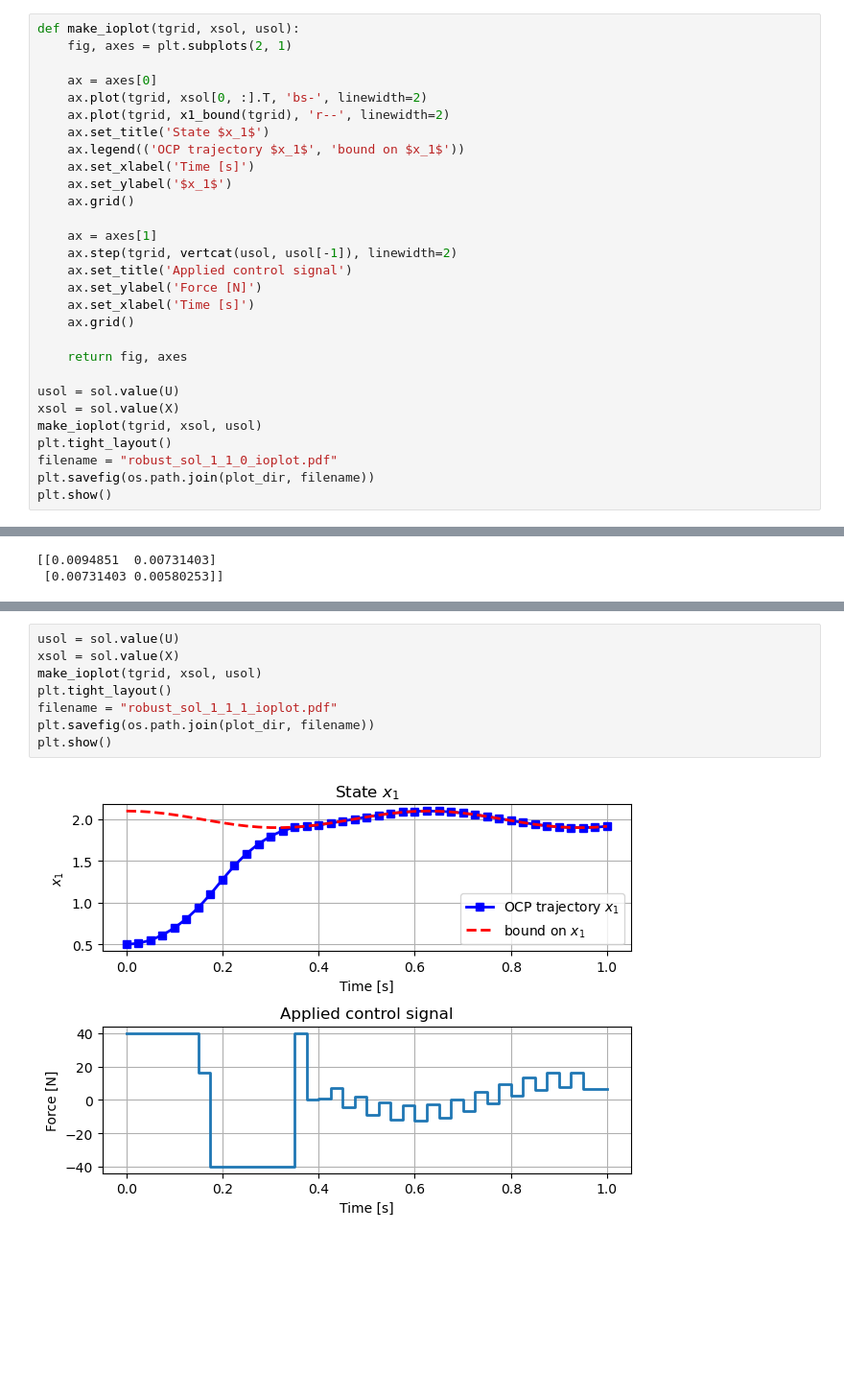
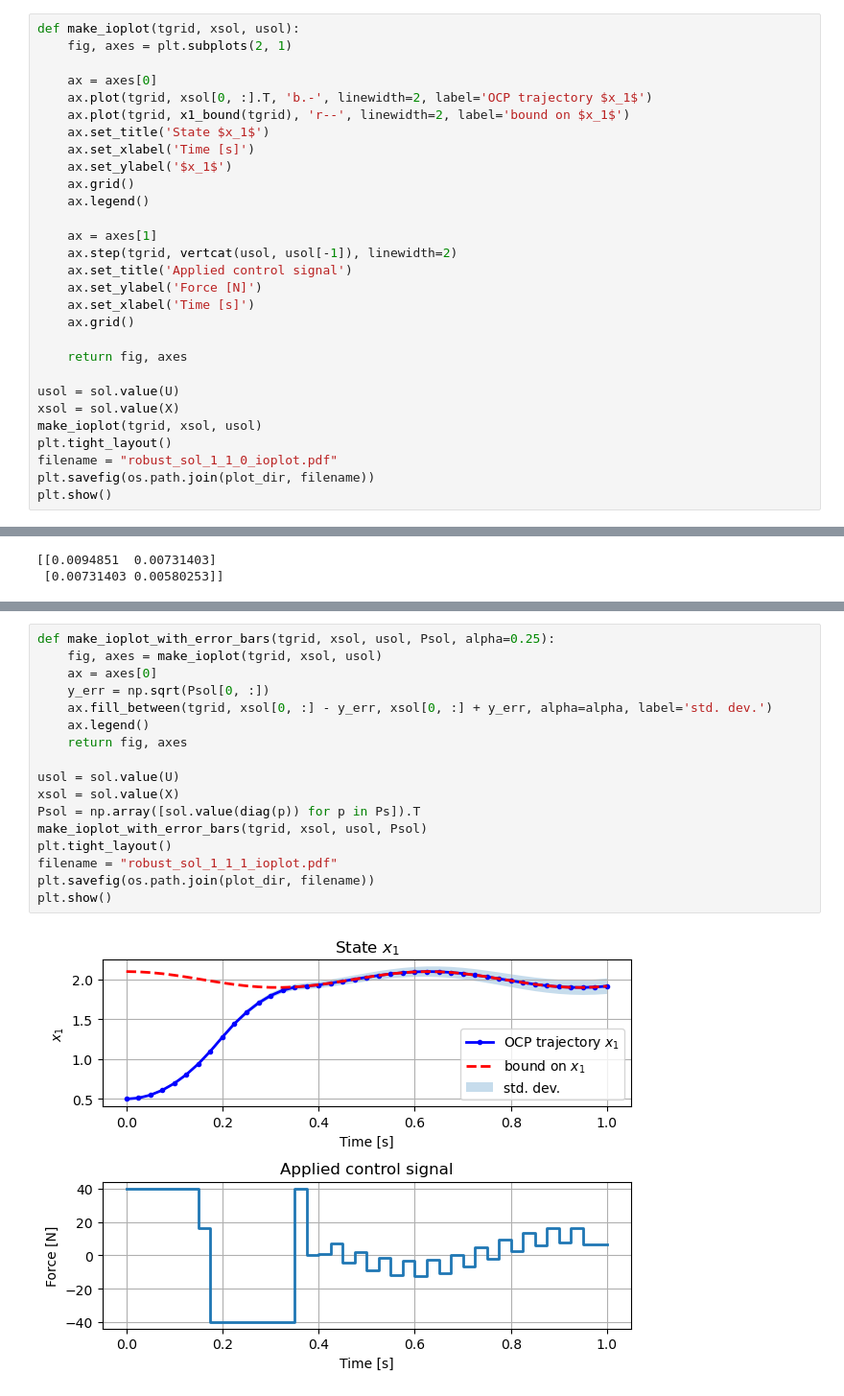
Before and after one commit to billtubbs/casadi-examples, a Jupyter notebook: 10-Robust-and-stochastic-optimal-control.ipynb, the cells around one changed output, grey strips where cells are left out. Shown at 96% size. Cells and saved outputs as stored; diff of their text form; blank space fills up the shorter version.

```diff
--- a/10-Robust-and-stochastic-optimal-control.ipynb
+++ b/10-Robust-and-stochastic-optimal-control.ipynb
@@ -138,13 +140,13 @@ def make_ioplot(tgrid, xsol, usol):
     fig, axes = plt.subplots(2, 1)
 
     ax = axes[0]
-    ax.plot(tgrid, xsol[0, :].T, 'bs-', linewidth=2)
-    ax.plot(tgrid, x1_bound(tgrid), 'r--', linewidth=2)
+    ax.plot(tgrid, xsol[0, :].T, 'b.-', linewidth=2, label='OCP trajectory $x_1$')
+    ax.plot(tgrid, x1_bound(tgrid), 'r--', linewidth=2, label='bound on $x_1$')
     ax.set_title('State $x_1$')
-    ax.legend(('OCP trajectory $x_1$', 'bound on $x_1$'))
     ax.set_xlabel('Time [s]')
     ax.set_ylabel('$x_1$')
     ax.grid()
+    ax.legend()
 
     ax = axes[1]
     ax.step(tgrid, vertcat(usol, usol[-1]), linewidth=2)
@@ -299,10 +306,19 @@ assert_array_almost_equal(
 # %%
+def make_ioplot_with_error_bars(tgrid, xsol, usol, Psol, alpha=0.25):
+    fig, axes = make_ioplot(tgrid, xsol, usol)
+    ax = axes[0]
+    y_err = np.sqrt(Psol[0, :])
+    ax.fill_between(tgrid, xsol[0, :] - y_err, xsol[0, :] + y_err, alpha=alpha, label='std. dev.')
+    ax.legend()
+    return fig, axes
+
 usol = sol.value(U)
 xsol = sol.value(X)
-make_ioplot(tgrid, xsol, usol)
+Psol = np.array([sol.value(diag(p)) for p in Ps]).T
+make_ioplot_with_error_bars(tgrid, xsol, usol, Psol)
 plt.tight_layout()
 filename = "robust_sol_1_1_1_ioplot.pdf"
 plt.savefig(os.path.join(plot_dir, filename))
 plt.show()
 # %% [output]
-[figure, old version]
+[figure, new version]
```
Also changed, not shown: parts of 10 cells of this notebook.
